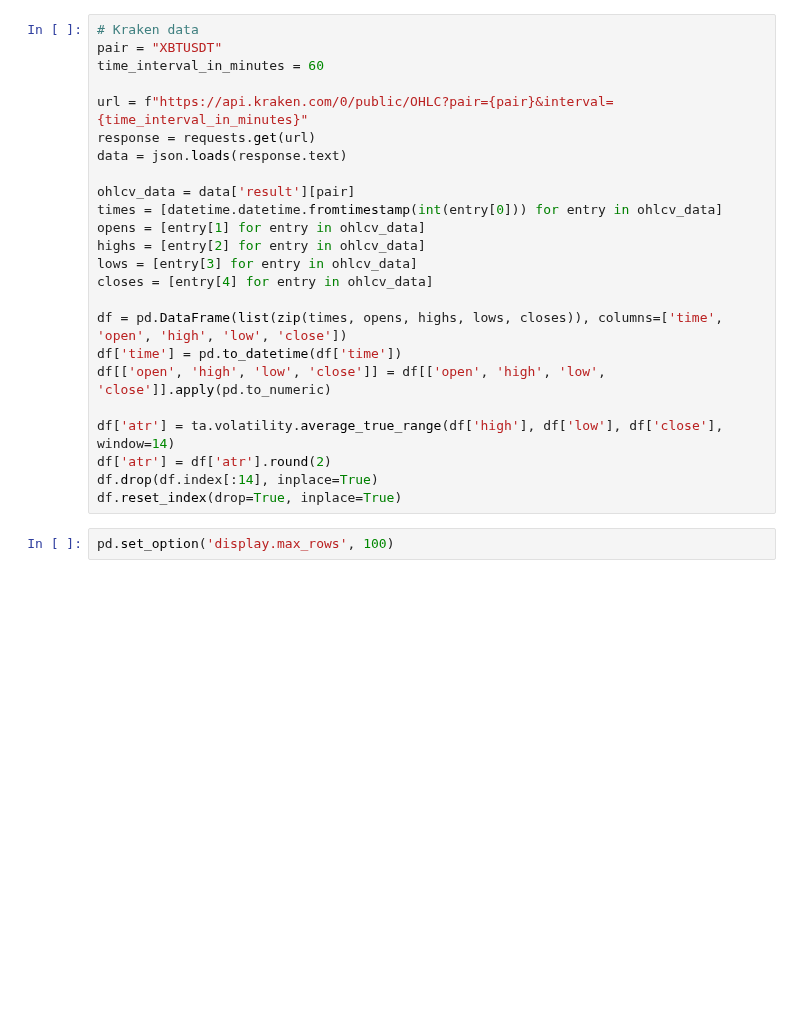
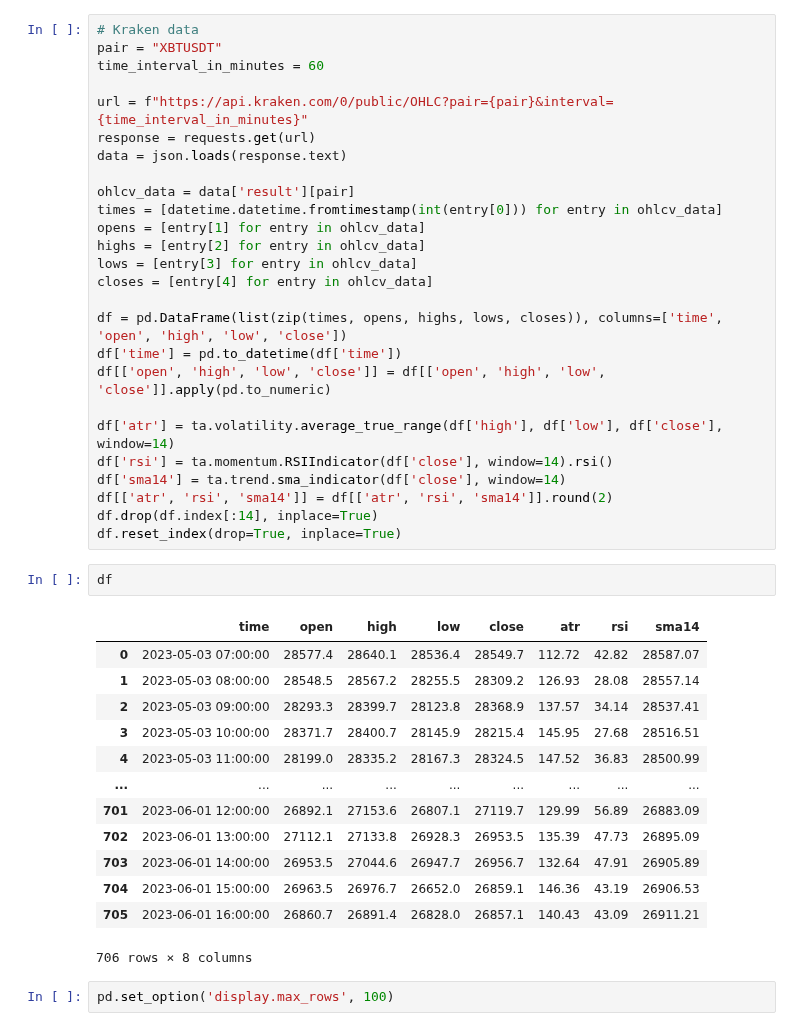
Before and after one commit to alexbabits/crypto-backtester, a Jupyter notebook: ChannelAnalysis.ipynb, the cells around one changed output. Saved outputs shown, nothing was run; the diff lists cells and outputs as text; blank space fills up the shorter version.

```diff
--- a/ChannelAnalysis.ipynb
+++ b/ChannelAnalysis.ipynb
@@ -36,8 +36,26 @@ df['time'] = pd.to_datetime(df['time'])
 df[['open', 'high', 'low', 'close']] = df[['open', 'high', 'low', 'close']].apply(pd.to_numeric)
 
 df['atr'] = ta.volatility.average_true_range(df['high'], df['low'], df['close'], window=14)
-df['atr'] = df['atr'].round(2)
+df['rsi'] = ta.momentum.RSIIndicator(df['close'], window=14).rsi()
+df['sma14'] = ta.trend.sma_indicator(df['close'], window=14)
+df[['atr', 'rsi', 'sma14']] = df[['atr', 'rsi', 'sma14']].round(2)
 df.drop(df.index[:14], inplace=True)
 df.reset_index(drop=True, inplace=True)
+# %%
+df
+# %% [output]
+|  | time | open | high | low | close | atr | rsi | sma14 |
+| 0 | 2023-05-03 07:00:00 | 28577.4 | 28640.1 | 28536.4 | 28549.7 | 112.72 | 42.82 | 28587.07 |
+| 1 | 2023-05-03 08:00:00 | 28548.5 | 28567.2 | 28255.5 | 28309.2 | 126.93 | 28.08 | 28557.14 |
+| 2 | 2023-05-03 09:00:00 | 28293.3 | 28399.7 | 28123.8 | 28368.9 | 137.57 | 34.14 | 28537.41 |
+| 3 | 2023-05-03 10:00:00 | 28371.7 | 28400.7 | 28145.9 | 28215.4 | 145.95 | 27.68 | 28516.51 |
+| 4 | 2023-05-03 11:00:00 | 28199.0 | 28335.2 | 28167.3 | 28324.5 | 147.52 | 36.83 | 28500.99 |
+| ... | ... | ... | ... | ... | ... | ... | ... | ... |
+| 701 | 2023-06-01 12:00:00 | 26892.1 | 27153.6 | 26807.1 | 27119.7 | 129.99 | 56.89 | 26883.09 |
+| 702 | 2023-06-01 13:00:00 | 27112.1 | 27133.8 | 26928.3 | 26953.5 | 135.39 | 47.73 | 26895.09 |
+| 703 | 2023-06-01 14:00:00 | 26953.5 | 27044.6 | 26947.7 | 26956.7 | 132.64 | 47.91 | 26905.89 |
+| 704 | 2023-06-01 15:00:00 | 26963.5 | 26976.7 | 26652.0 | 26859.1 | 146.36 | 43.19 | 26906.53 |
+| 705 | 2023-06-01 16:00:00 | 26860.7 | 26891.4 | 26828.0 | 26857.1 | 140.43 | 43.09 | 26911.21 |
+706 rows × 8 columns
 # %%
 pd.set_option('display.max_rows', 100)
```
Also changed, not shown: parts of 3 cells of this notebook, 1 other file.
